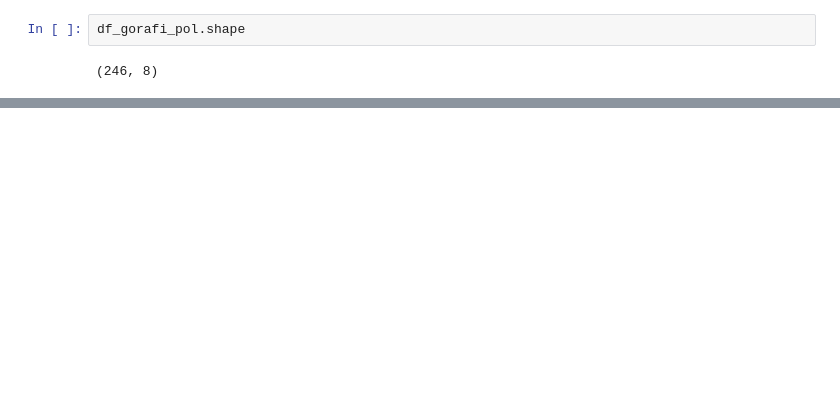
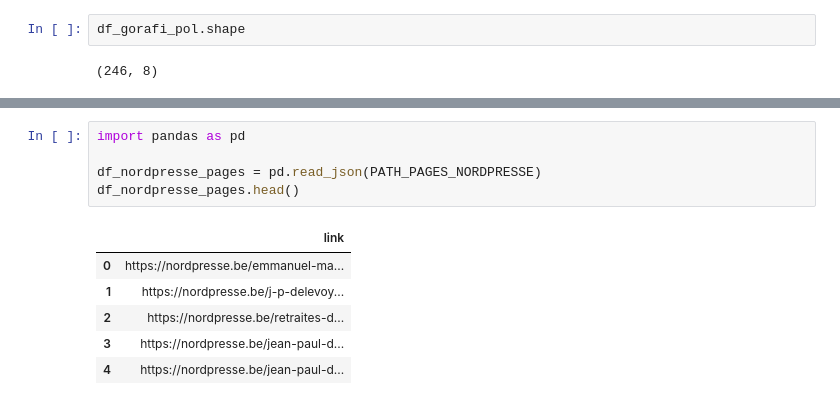
Before and after one commit to jeugregg/FakeNewsDetectionFr, a Jupyter notebook: 02_Scraping_French_News.ipynb, the cells around one changed output, grey strips where cells are left out. Saved outputs shown, nothing was run; the diff lists cells and outputs as text; blank space fills up the shorter version.

```diff
--- a/02_Scraping_French_News.ipynb
+++ b/02_Scraping_French_News.ipynb
@@ -456,0 +781,12 @@ df_gorafi_pol.shape
+# %%
+import pandas as pd
+
+df_nordpresse_pages = pd.read_json(PATH_PAGES_NORDPRESSE)
+df_nordpresse_pages.head()
+# %% [output]
+|  | link |
+| 0 | https://nordpresse.be/emmanuel-ma... |
+| 1 | https://nordpresse.be/j-p-delevoy... |
+| 2 | https://nordpresse.be/retraites-d... |
+| 3 | https://nordpresse.be/jean-paul-d... |
+| 4 | https://nordpresse.be/jean-paul-d... |
```
Also changed, not shown: parts of 34 cells of this notebook.
